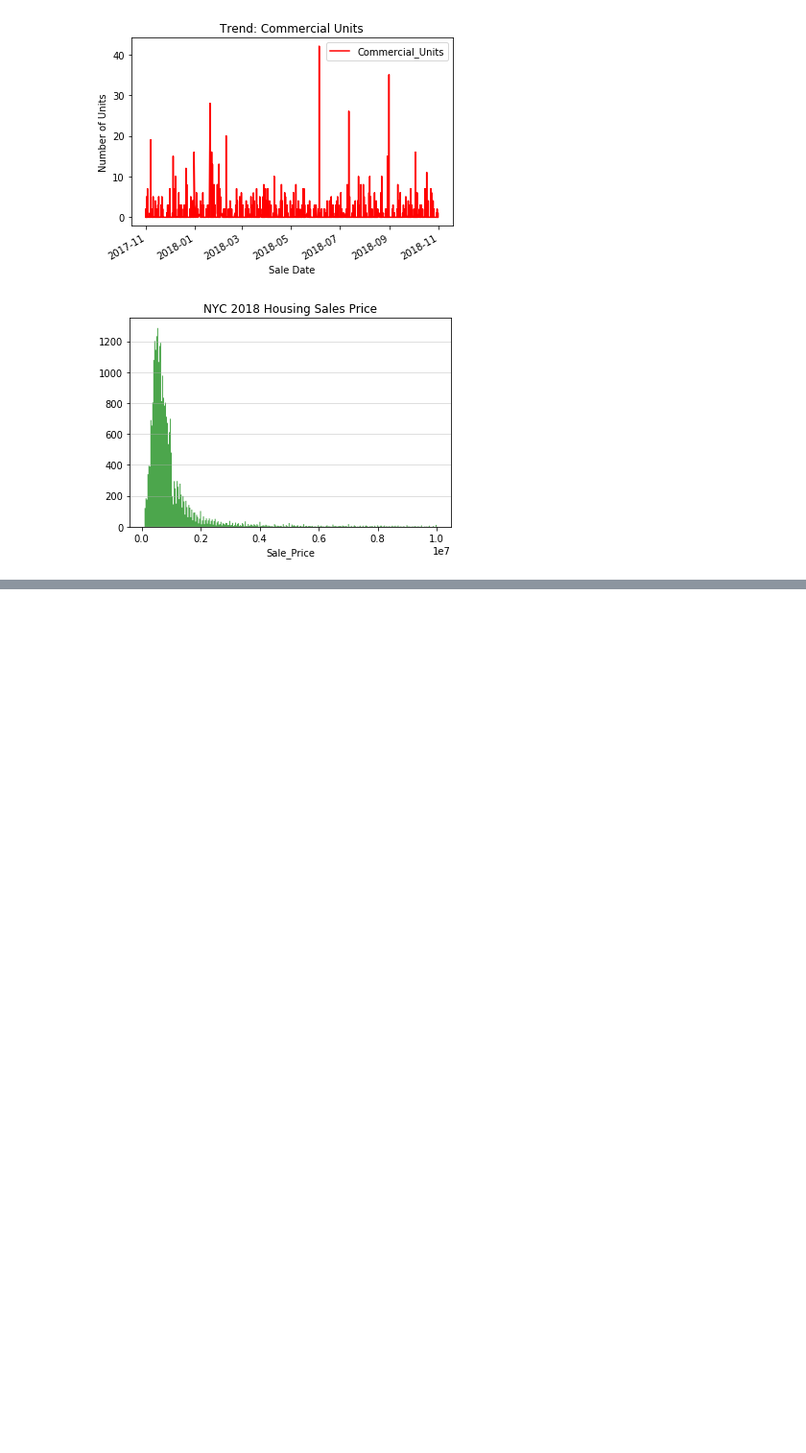
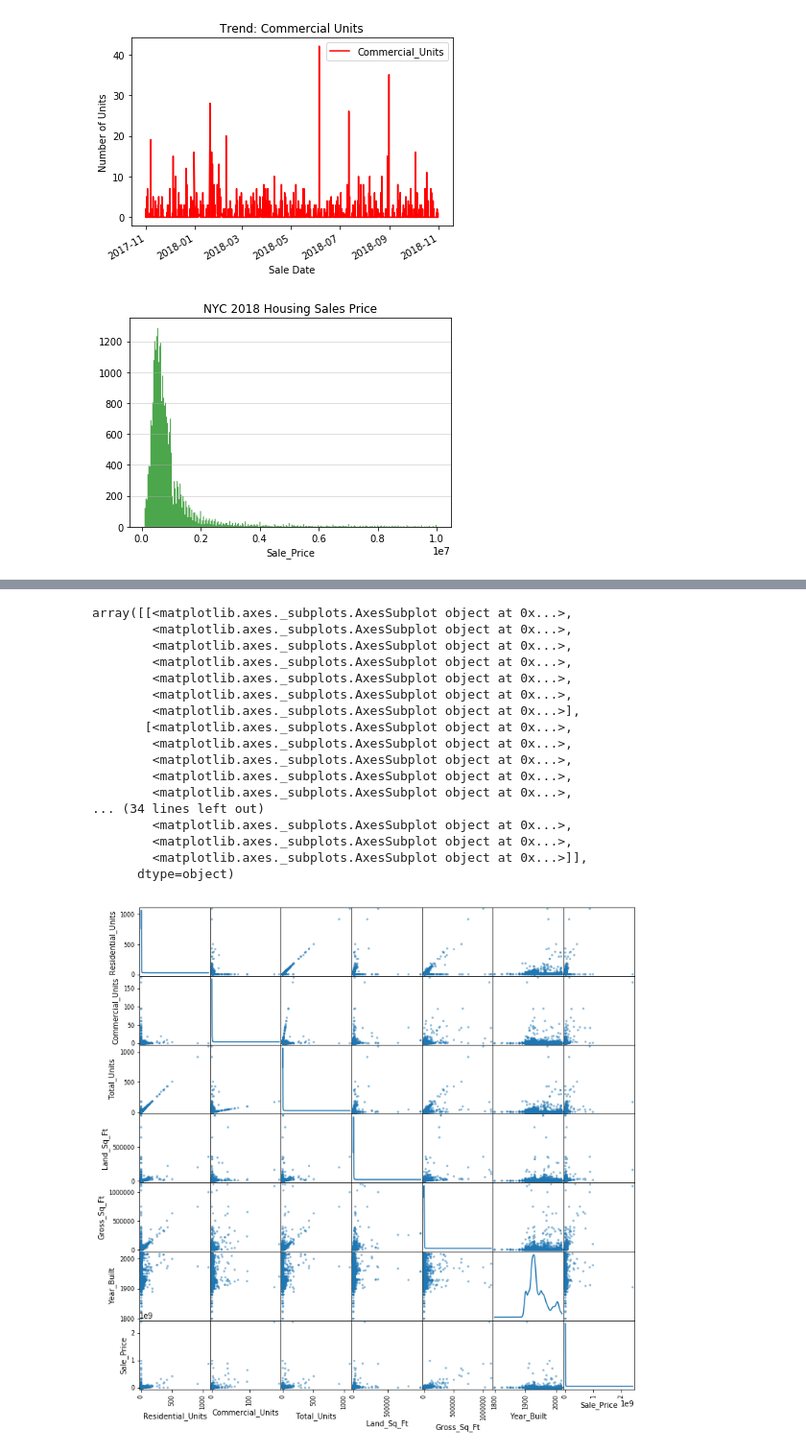
Before and after one commit to fairfield-university-ba505-fall2018/final-project-robotics-champs, a Jupyter notebook: Pracbook.ipynb, the cells around one changed output, grey strips where cells are left out. Shown at 96% size. Drawn from its saved outputs; the diff is of its cells as text; code cells hidden in the pictures; blank space fills up the shorter version.

```diff
--- a/Pracbook.ipynb
+++ b/Pracbook.ipynb
@@ -104,0 +125,23 @@ plt.show()
+# %%
+#ScatterMatrix to showcase correlations between variables we identified earlier
+pd.scatter_matrix(data.loc[:,'Residential_Units':'Sale_Price'], figsize= (12,12),diagonal='kde')
+#kde (kernel density estimation) changes the aesthetic for sale price more
+# %% [output]
+array([[<matplotlib.axes._subplots.AxesSubplot object at 0x...>,
+        <matplotlib.axes._subplots.AxesSubplot object at 0x...>,
+        <matplotlib.axes._subplots.AxesSubplot object at 0x...>,
+        <matplotlib.axes._subplots.AxesSubplot object at 0x...>,
+        <matplotlib.axes._subplots.AxesSubplot object at 0x...>,
+        <matplotlib.axes._subplots.AxesSubplot object at 0x...>,
+        <matplotlib.axes._subplots.AxesSubplot object at 0x...>],
+       [<matplotlib.axes._subplots.AxesSubplot object at 0x...>,
+        <matplotlib.axes._subplots.AxesSubplot object at 0x...>,
+        <matplotlib.axes._subplots.AxesSubplot object at 0x...>,
+        <matplotlib.axes._subplots.AxesSubplot object at 0x...>,
+        <matplotlib.axes._subplots.AxesSubplot object at 0x...>,
+... (34 lines left out)
+        <matplotlib.axes._subplots.AxesSubplot object at 0x...>,
+        <matplotlib.axes._subplots.AxesSubplot object at 0x...>,
+        <matplotlib.axes._subplots.AxesSubplot object at 0x...>]],
+      dtype=object)
+[figure, added]
```
Also changed, not shown: parts of 4 cells of this notebook, 1 other file.
